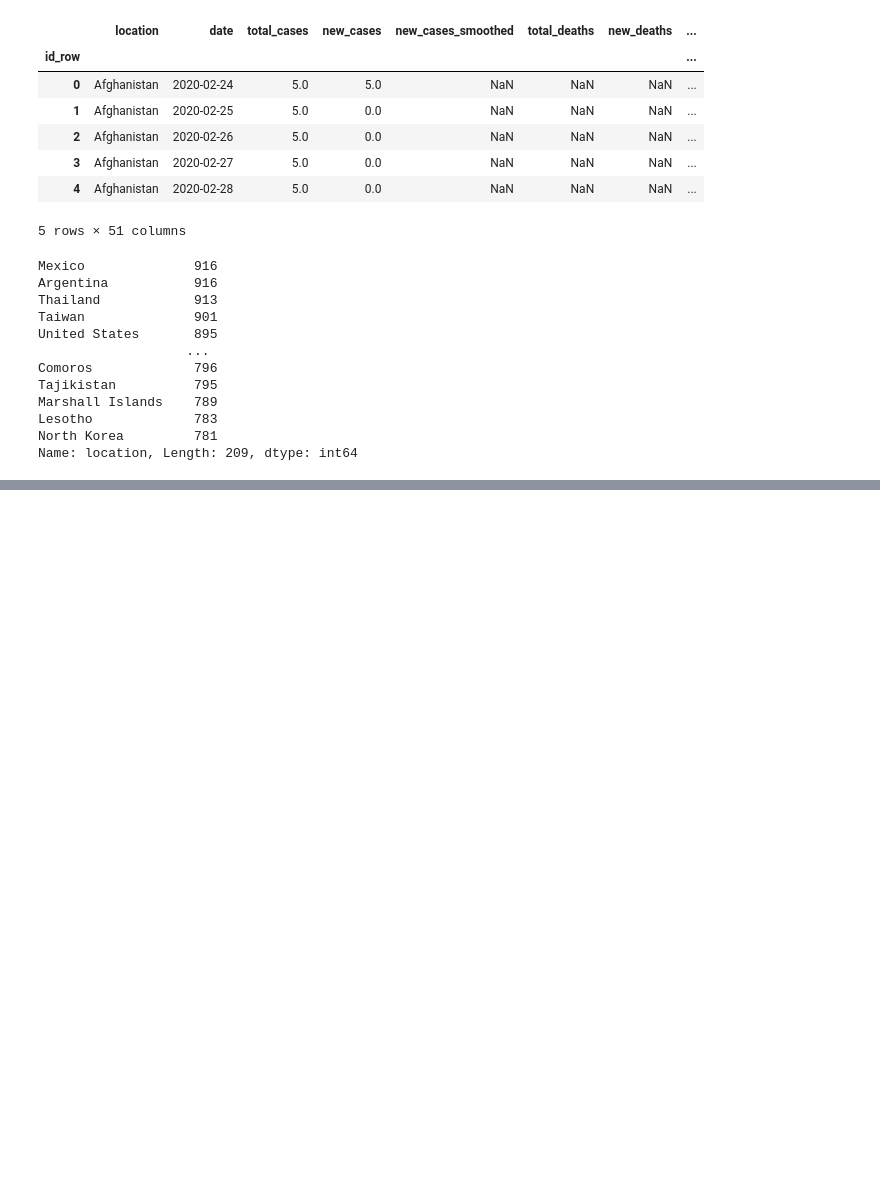
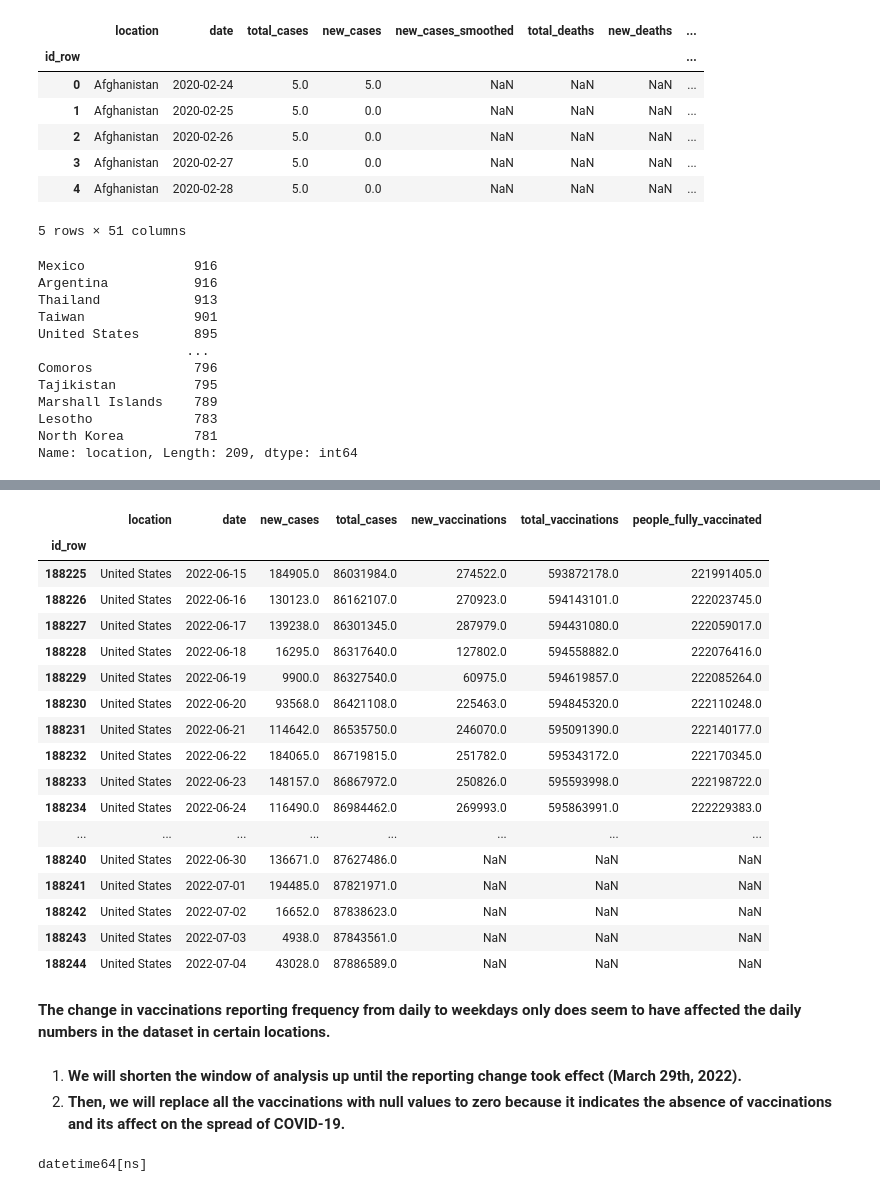
Before and after one commit to Magzzie/COVID-19_Analysis, a Jupyter notebook: COVID-19_Analysis_DB.ipynb, the cells around one changed output, grey strips where cells are left out. Saved outputs shown, nothing was run; the diff lists cells and outputs as text; code cells hidden in the pictures; blank space fills up the shorter version.

```diff
--- a/COVID-19_Analysis_DB.ipynb
+++ b/COVID-19_Analysis_DB.ipynb
@@ -298,0 +396,34 @@ Name: location, Length: 209, dtype: int64
+# %%
+us_vac_df = general_2yr_df.loc[general_2yr_df['location'] == 'United States']
+us = us_vac_df[['location', 'date', 'new_cases', 'total_cases', 'new_vaccinations','total_vaccinations', 'people_fully_vaccinated']]
+us.tail(20)
+# %% [output]
+|  | location | date | new_cases | total_cases | new_vaccinations | total_vaccinations | people_fully_vaccinated |
+| id_row |  |  |  |  |  |  |  |
+| 188225 | United States | 2022-06-15 | 184905.0 | 86031984.0 | 274522.0 | 593872178.0 | 221991405.0 |
+| 188226 | United States | 2022-06-16 | 130123.0 | 86162107.0 | 270923.0 | 594143101.0 | 222023745.0 |
+| 188227 | United States | 2022-06-17 | 139238.0 | 86301345.0 | 287979.0 | 594431080.0 | 222059017.0 |
+| 188228 | United States | 2022-06-18 | 16295.0 | 86317640.0 | 127802.0 | 594558882.0 | 222076416.0 |
+| 188229 | United States | 2022-06-19 | 9900.0 | 86327540.0 | 60975.0 | 594619857.0 | 222085264.0 |
+| 188230 | United States | 2022-06-20 | 93568.0 | 86421108.0 | 225463.0 | 594845320.0 | 222110248.0 |
+| 188231 | United States | 2022-06-21 | 114642.0 | 86535750.0 | 246070.0 | 595091390.0 | 222140177.0 |
+| 188232 | United States | 2022-06-22 | 184065.0 | 86719815.0 | 251782.0 | 595343172.0 | 222170345.0 |
+| 188233 | United States | 2022-06-23 | 148157.0 | 86867972.0 | 250826.0 | 595593998.0 | 222198722.0 |
+| 188234 | United States | 2022-06-24 | 116490.0 | 86984462.0 | 269993.0 | 595863991.0 | 222229383.0 |
+| ... | ... | ... | ... | ... | ... | ... | ... |
+| 188240 | United States | 2022-06-30 | 136671.0 | 87627486.0 | NaN | NaN | NaN |
+| 188241 | United States | 2022-07-01 | 194485.0 | 87821971.0 | NaN | NaN | NaN |
+| 188242 | United States | 2022-07-02 | 16652.0 | 87838623.0 | NaN | NaN | NaN |
+| 188243 | United States | 2022-07-03 | 4938.0 | 87843561.0 | NaN | NaN | NaN |
+| 188244 | United States | 2022-07-04 | 43028.0 | 87886589.0 | NaN | NaN | NaN |
+# %% [markdown]
+**The change in vaccinations reporting frequency from daily to weekdays only does seem to have affected the daily numbers in the dataset in certain locations.**
+# %% [markdown]
+1. **We will shorten the window of analysis up until the reporting change took effect (March 29th, 2022).**
+2. **Then, we will replace all the vaccinations with null values to zero because it indicates the absence of vaccinations and its affect on the spread of COVID-19.**
+# %%
+# Convert the 'date' column to a datetime.
+general_2yr_df['date'] = general_2yr_df['date'].apply(pd.to_datetime)
+print(general_2yr_df.date.dtype)
+# %% [output]
+datetime64[ns]
```
Also changed, not shown: parts of 19 cells of this notebook.
